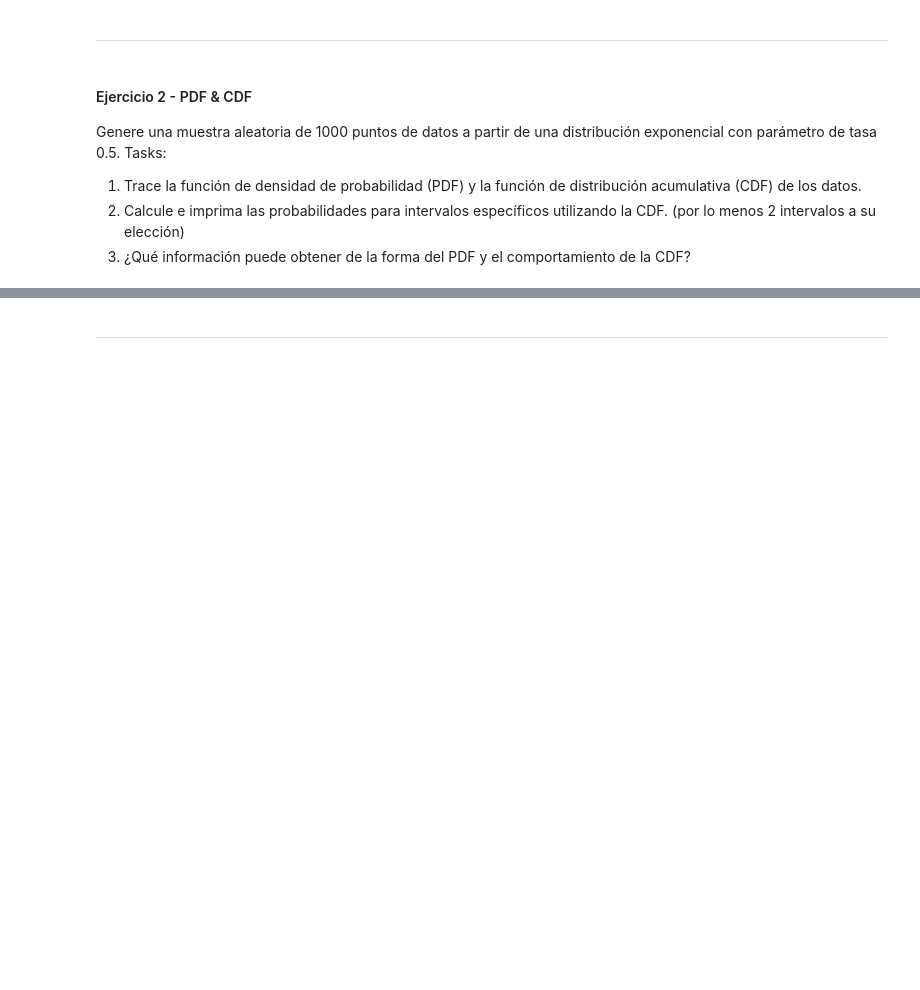
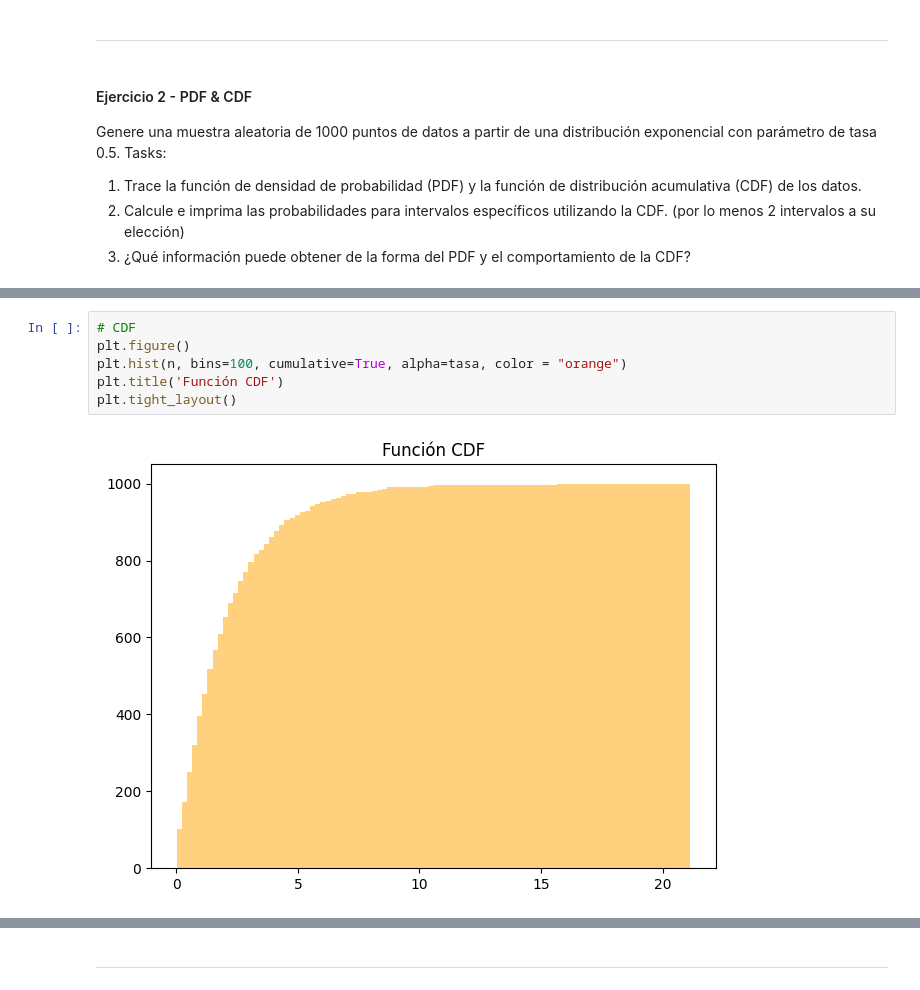
Before and after one commit to Paola-Contreras/HDT1-MS, a Jupyter notebook: lab01.ipynb, the cells around one changed output, grey strips where cells are left out. Cells and saved outputs as stored; diff of their text form; blank space fills up the shorter version.

```diff
--- a/lab01.ipynb
+++ b/lab01.ipynb
@@ -24,0 +35,8 @@ intervalos a su elección)
+# %%
+# CDF
+plt.figure()
+plt.hist(n, bins=100, cumulative=True, alpha=tasa, color = "orange")
+plt.title('Función CDF')
+plt.tight_layout()
+# %% [output]
+[figure, added]
```
Also changed, not shown: parts of 12 cells of this notebook.
